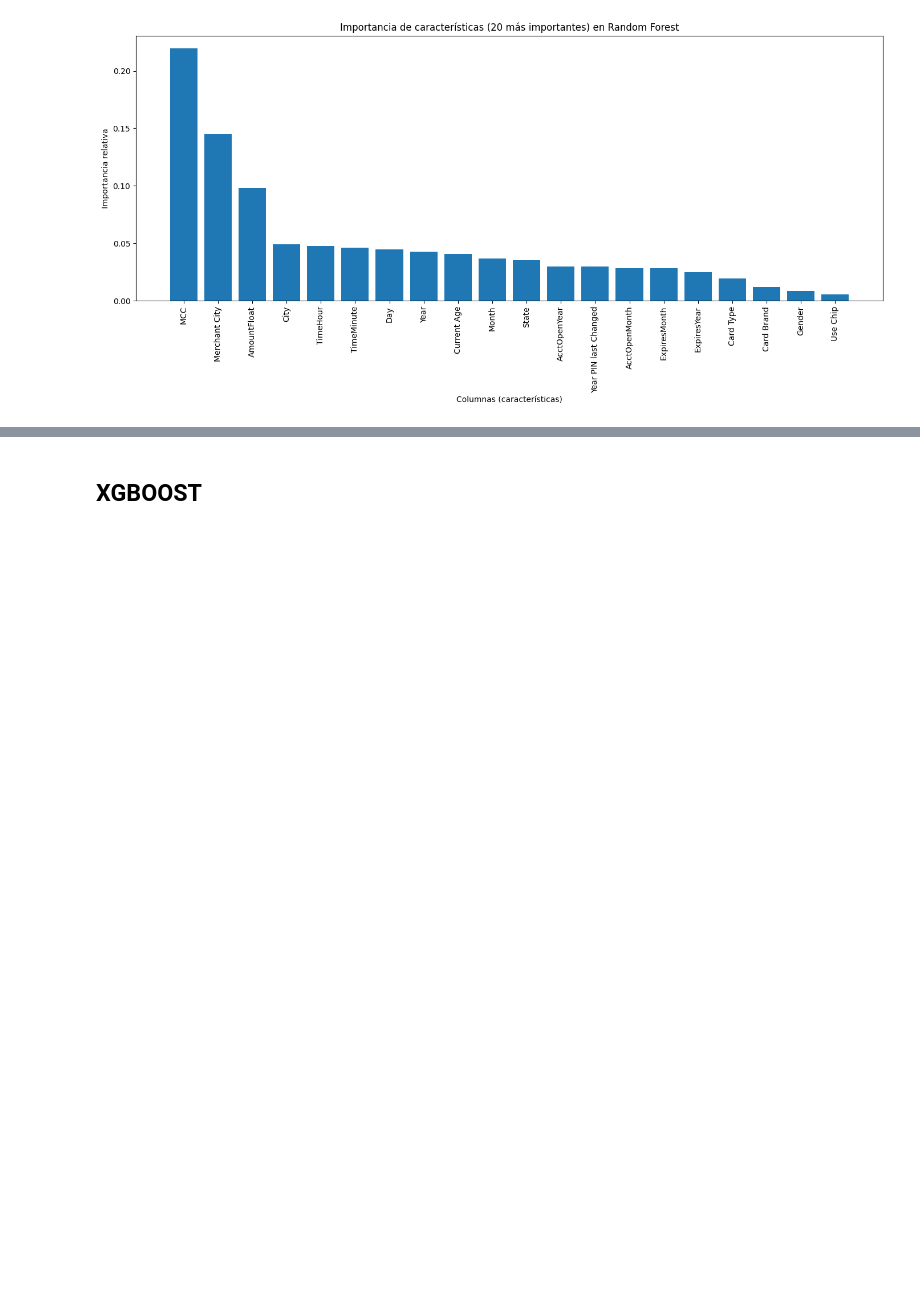
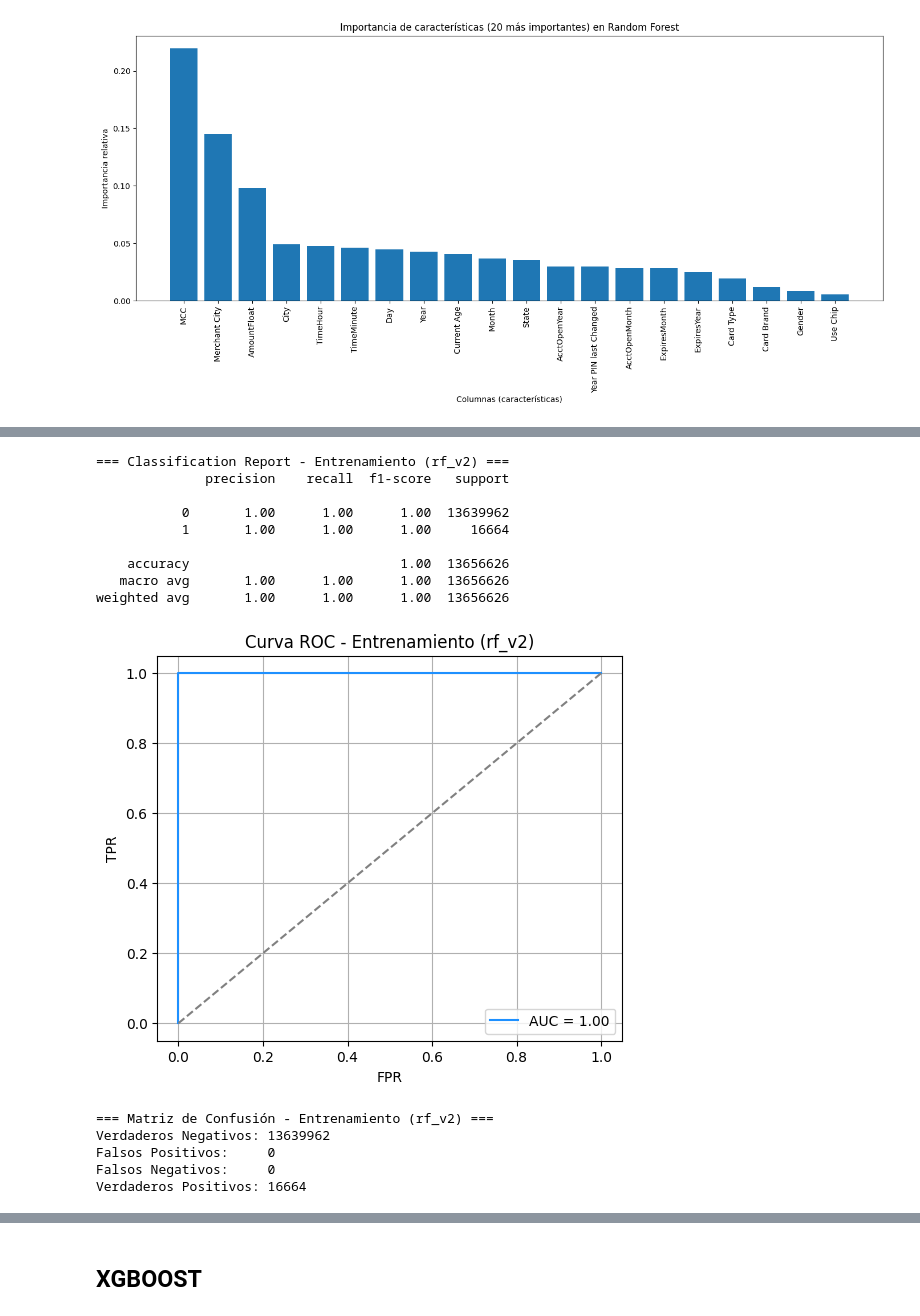
Before and after one commit to RicardoMollinedo/tfm-finantial-fraud, a Jupyter notebook: tfm_RicardoMollinedo.ipynb, the cells around one changed output, grey strips where cells are left out. Drawn from its saved outputs; the diff is of its cells as text; code cells hidden in the pictures; blank space fills up the shorter version.

```diff
--- a/tfm_RicardoMollinedo.ipynb
+++ b/tfm_RicardoMollinedo.ipynb
@@ -1390,0 +1181,7 @@ Verdaderos Positivos (Fraude bien detectado): 3779
+# %%
+smote_rf_v2 = SMOTE(sampling_strategy=0.05, random_state=42)
+X_train_rf_v2, y_train_rf_v2 = smote_rf_v2.fit_resample(X_train, y_train)
+
+# Entrenar modelo
+rf_model_v2 = RandomForestClassifier(n_estimators=100, random_state=42)
+rf_model_v2.fit(X_train_rf_v2, y_train_rf_v2)
@@ -1390,0 +1196,43 @@ Verdaderos Positivos (Fraude bien detectado): 3779
+# %%
+y_train_pred_rf_v2 = rf_model_v2.predict(X_train)
+y_train_proba_rf_v2 = rf_model_v2.predict_proba(X_train)[:, 1]
+
+print("\n=== Classification Report - Entrenamiento (rf_v2) ===")
+print(classification_report(y_train, y_train_pred_rf_v2))
+
+fpr_train_rf_v2, tpr_train_rf_v2, _ = roc_curve(y_train, y_train_proba_rf_v2)
+roc_auc_train_rf_v2 = auc(fpr_train_rf_v2, tpr_train_rf_v2)
+
+plt.figure(figsize=(6, 5))
+plt.plot(fpr_train_rf_v2, tpr_train_rf_v2, label=f"AUC = {roc_auc_train_rf_v2:.2f}", color="dodgerblue")
+plt.plot([0, 1], [0, 1], linestyle="--", color="gray")
+plt.title("Curva ROC - Entrenamiento (rf_v2)")
+plt.xlabel("FPR")
+plt.ylabel("TPR")
+plt.legend()
+plt.grid()
+plt.show()
+
+cm_train_rf_v2 = confusion_matrix(y_train, y_train_pred_rf_v2)
+tn, fp, fn, tp = cm_train_rf_v2.ravel()
+print("=== Matriz de Confusión - Entrenamiento (rf_v2) ===")
+print(f"Verdaderos Negativos: {tn}")
+print(f"Falsos Positivos:     {fp}")
+print(f"Falsos Negativos:     {fn}")
+print(f"Verdaderos Positivos: {tp}")
+# %% [output]
+=== Classification Report - Entrenamiento (rf_v2) ===
+              precision    recall  f1-score   support
+
+           0       1.00      1.00      1.00  13639962
+           1       1.00      1.00      1.00     16664
+
+    accuracy                           1.00  13656626
+   macro avg       1.00      1.00      1.00  13656626
+weighted avg       1.00      1.00      1.00  13656626
+[figure, added]
+=== Matriz de Confusión - Entrenamiento (rf_v2) ===
+Verdaderos Negativos: 13639962
+Falsos Positivos:     0
+Falsos Negativos:     0
+Verdaderos Positivos: 16664
```
Also changed, not shown: parts of 139 cells of this notebook.
